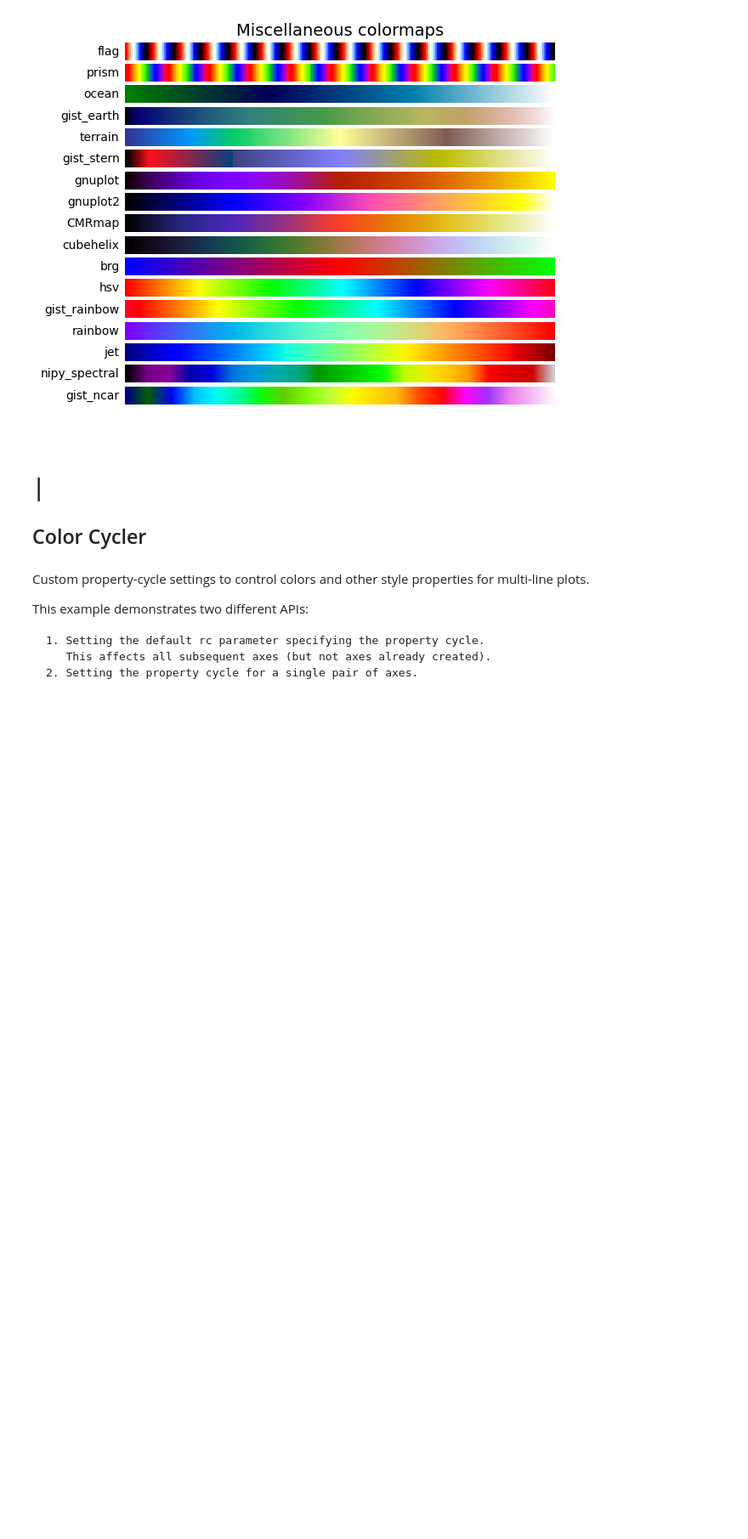
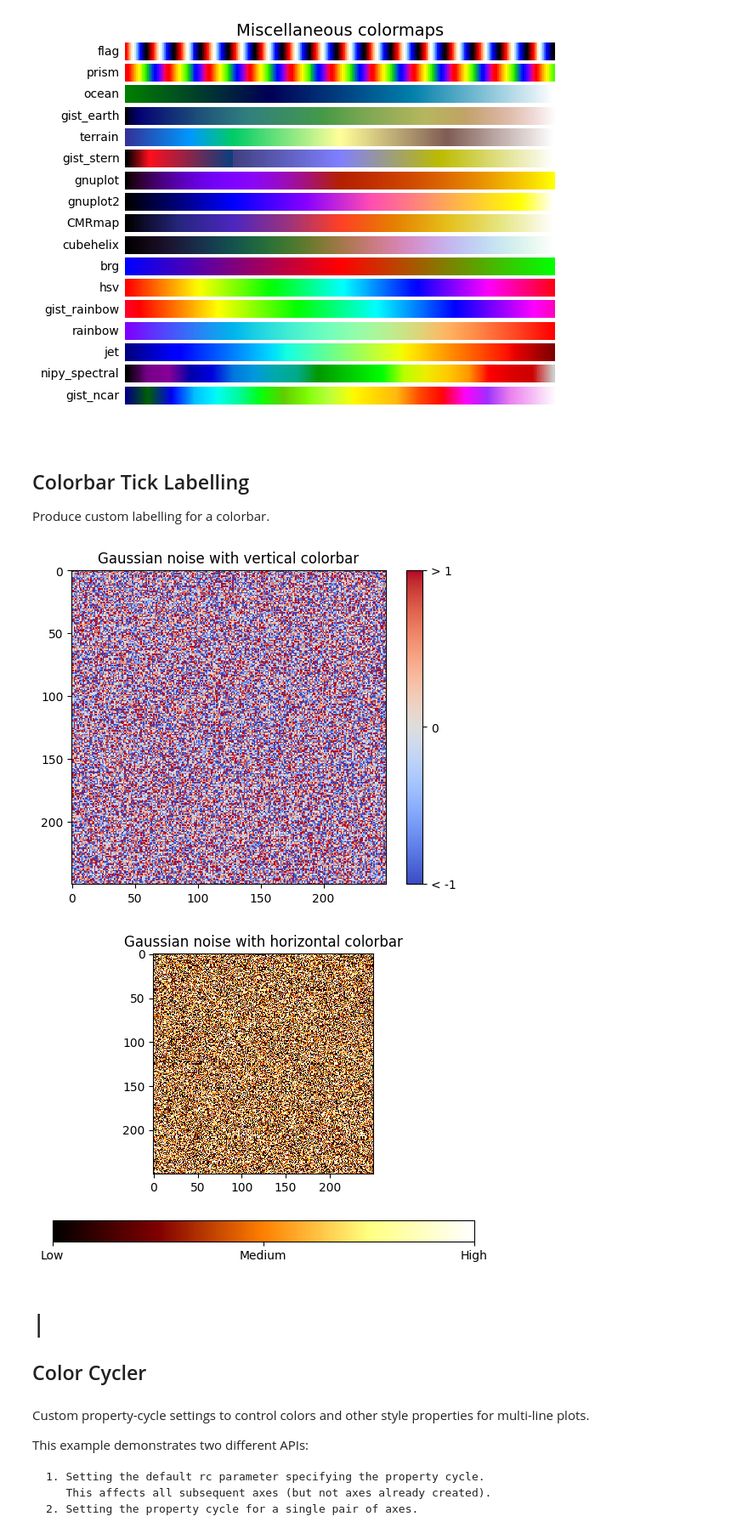
Before and after one commit to Snowstache/Matplotlib_Styles_Cheat_Sheet, a Jupyter notebook: Matplot Code Cheat Sheet 5 - Color Plots.ipynb, the cells around one changed output. Shown at 85% size. Saved outputs shown, nothing was run; the diff lists cells and outputs as text; code cells hidden in the pictures; blank space fills up the shorter version.

```diff
--- a/Matplot Code Cheat Sheet 5 - Color Plots.ipynb
+++ b/Matplot Code Cheat Sheet 5 - Color Plots.ipynb
@@ -234,6 +234,43 @@ plt.show()
 [figure]
 [figure]
 [figure]
+# %% [markdown]
+## Colorbar Tick Labelling
+
+Produce custom labelling for a colorbar.
+# %%
+import matplotlib.pyplot as plt
+import numpy as np
+from matplotlib import cm
+from numpy.random import randn
+
+# Make plot with vertical (default) colorbar
+fig, ax = plt.subplots()
+
+data = np.clip(randn(250, 250), -1, 1)
+
+cax = ax.imshow(data, interpolation='nearest', cmap=cm.coolwarm)
+ax.set_title('Gaussian noise with vertical colorbar')
+
+# Add colorbar, make sure to specify tick locations to match desired ticklabels
+cbar = fig.colorbar(cax, ticks=[-1, 0, 1])
+cbar.ax.set_yticklabels(['< -1', '0', '> 1'])  # vertically oriented colorbar
+
+# Make plot with horizontal colorbar
+fig, ax = plt.subplots()
+
+data = np.clip(randn(250, 250), -1, 1)
+
+cax = ax.imshow(data, interpolation='nearest', cmap=cm.afmhot)
+ax.set_title('Gaussian noise with horizontal colorbar')
+
+cbar = fig.colorbar(cax, ticks=[-1, 0, 1], orientation='horizontal')
+cbar.ax.set_xticklabels(['Low', 'Medium', 'High'])  # horizontal colorbar
+
+plt.show()
+# %% [output]
+[figure, added]
+[figure, added]
 # %% [markdown]
 # |
 ## Color Cycler
```
Also changed, not shown: 5 other files.
